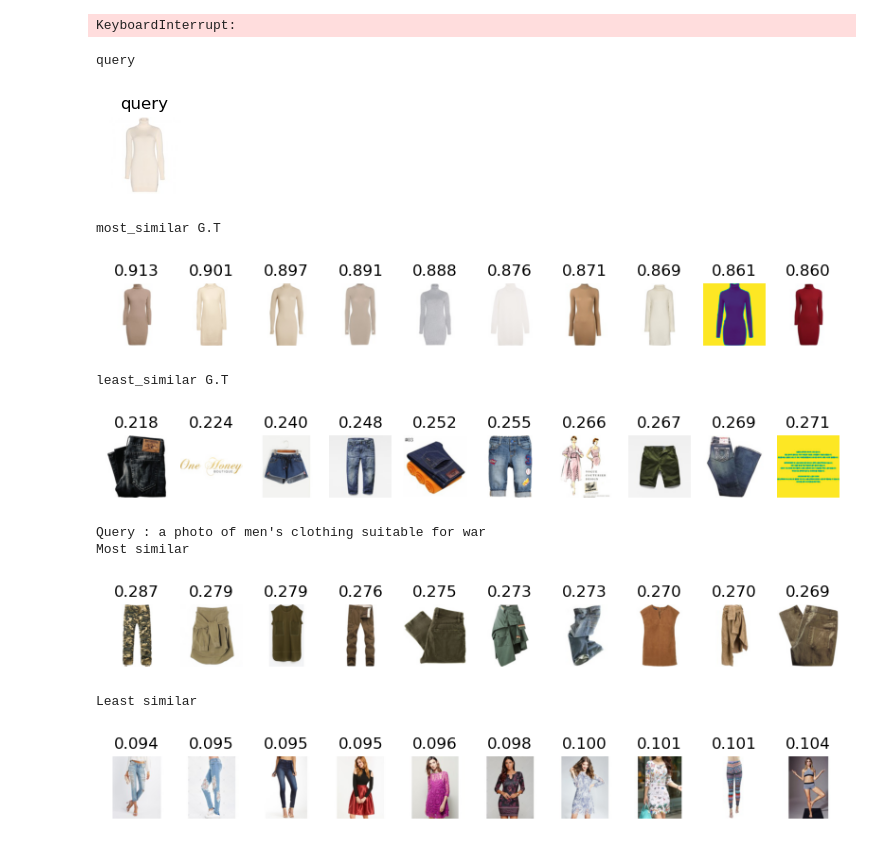
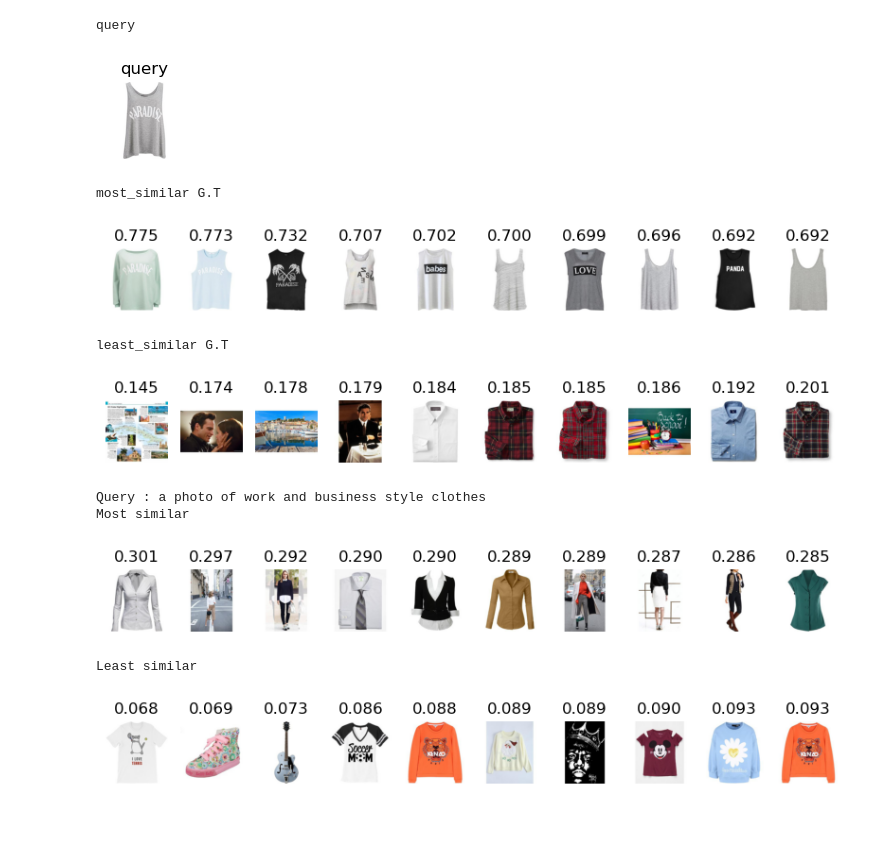
Before and after one commit to kchyun/ai-stylist, a Jupyter notebook: embed_generator/test.ipynb, the cells around one changed output. Cells and saved outputs as stored; diff of their text form; code cells hidden in the pictures.

```diff
--- a/embed_generator/test.ipynb
+++ b/embed_generator/test.ipynb
@@ -49,8 +51,6 @@ Some weights of the model checkpoint at patrickjohncyh/fashion-clip were not use
 - This IS expected if you are initializing CLIPTextModelWithProjection from the checkpoint of a model trained on another task or with another architecture (e.g. initializing a BertForSequenceClassific ...
 - This IS NOT expected if you are initializing CLIPTextModelWithProjection from the checkpoint of a model that you expect to be exactly identical (initializing a BertForSequenceClassification model fr ...
 # %%
-data_path = 'F:/Projects/ai-stylist/data/polyvore_outfits/images'
-embed_df = img_folder2embeds(data_path)
+# data_path = 'F:/Projects/ai-stylist/data/polyvore_outfits/images'
+# embed_df = img_folder2embeds(data_path)
-# %% [output]
-KeyboardInterrupt:
 # %%
@@ -58,5 +58,9 @@ df = df.merge(embed_df, how='outer', on='left')
 # %%
-df = pd.read_json('../data/FashionVCdata/bottom_embeds.json')
+df = pd.read_json('../data/polyvore_cleaned/top_ids.json').reset_index()
+# %%
+df.columns = ['id', 'embed']
+# %%
+data_path = 'F:/Projects/2023-ai-stylist/data/polyvore_outfits/images'
 # %%
 query_idx = 512
 query = df.iloc[query_idx]
@@ -79,36 +83,36 @@ file_names = list(map(lambda x: str(x) + '.jpg', least_similar['id'].tolist()))
 show_top_n_image(data_path, file_names, least_similar['sim'].tolist(), n=n)
 # %% [output]
 query
-[figure, old version]
+[figure, new version]
 most_similar G.T
-[figure, old version]
+[figure, new version]
 least_similar G.T
-[figure, old version]
+[figure, new version]
 # %%
-query_txt = "a photo of men's clothing suitable for war"
+query_txt = "a photo of work and business style clothes"
 query_embed = generator.text2embed(query_txt)[0]
 
 df['sim'] = df.apply(lambda x: torch.nn.CosineSimilarity(dim=0)(torch.Tensor(x['embed']), torch.Tensor(query_embed)), axis=1)
 
 n=10
 
 print('Query : ' + query_txt)
 
 print('Most similar')
 most_similar = df.sort_values('sim', ascending=False, ignore_index=True)[1:n + 1]
 file_names = list(map(lambda x: str(x) + '.jpg', most_similar['id'].tolist()))
 show_top_n_image(data_path, file_names, most_similar['sim'].tolist(), n=n)
 
 print('Least similar')
 least_similar = df.sort_values('sim', ascending=True, ignore_index=True)[0:n]
 file_names = list(map(lambda x: str(x) + '.jpg', least_similar['id'].tolist()))
 show_top_n_image(data_path, file_names, least_similar['sim'].tolist(), n=n)
 # %% [output]
-Query : a photo of men's clothing suitable for war
+Query : a photo of work and business style clothes
 Most similar
-[figure, old version]
+[figure, new version]
 Least similar
-[figure, old version]
+[figure, new version]
 # %%
 # Annoy Initialization
 annoy_index = annoy.AnnoyIndex(f=512, metric='angular') # 512 is embed size of CLIP
```
Also changed, not shown: parts of 3 cells of this notebook, 4 other files.
